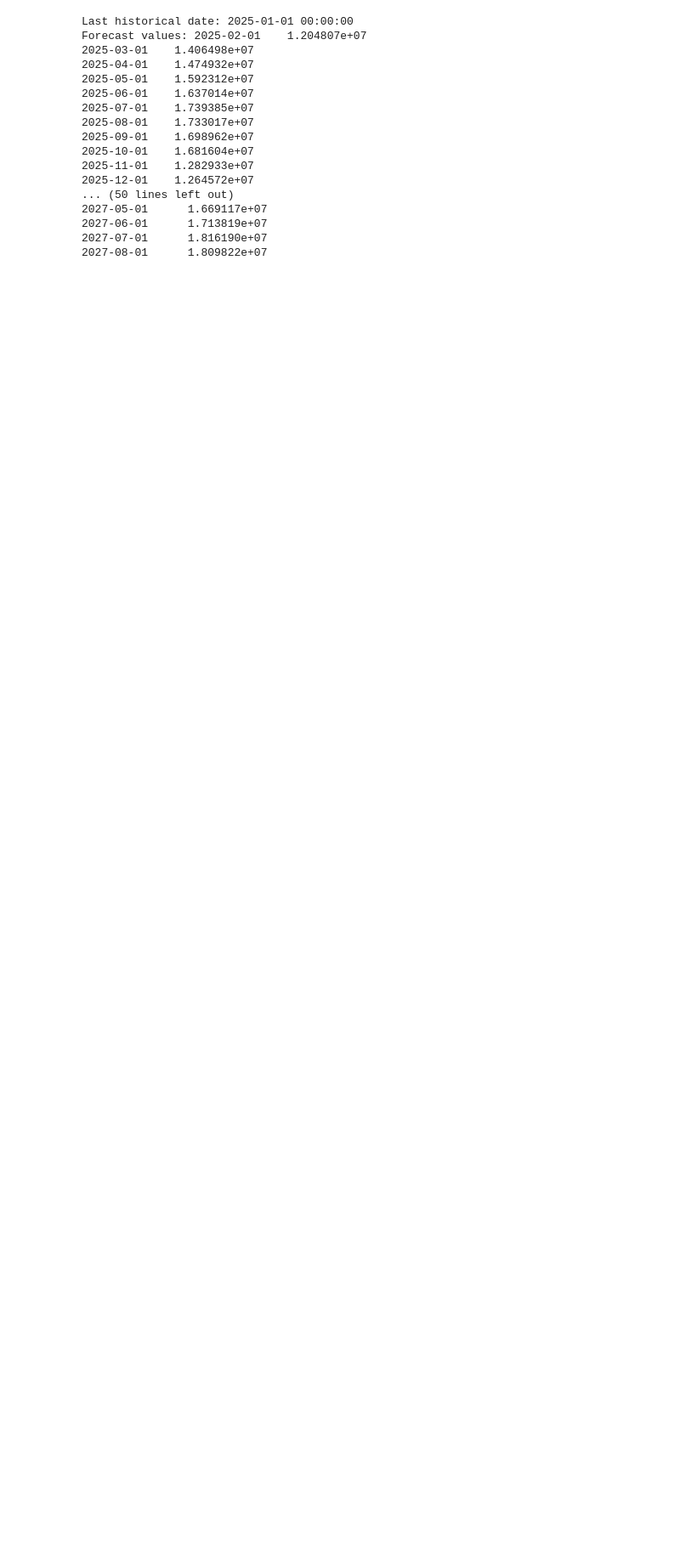
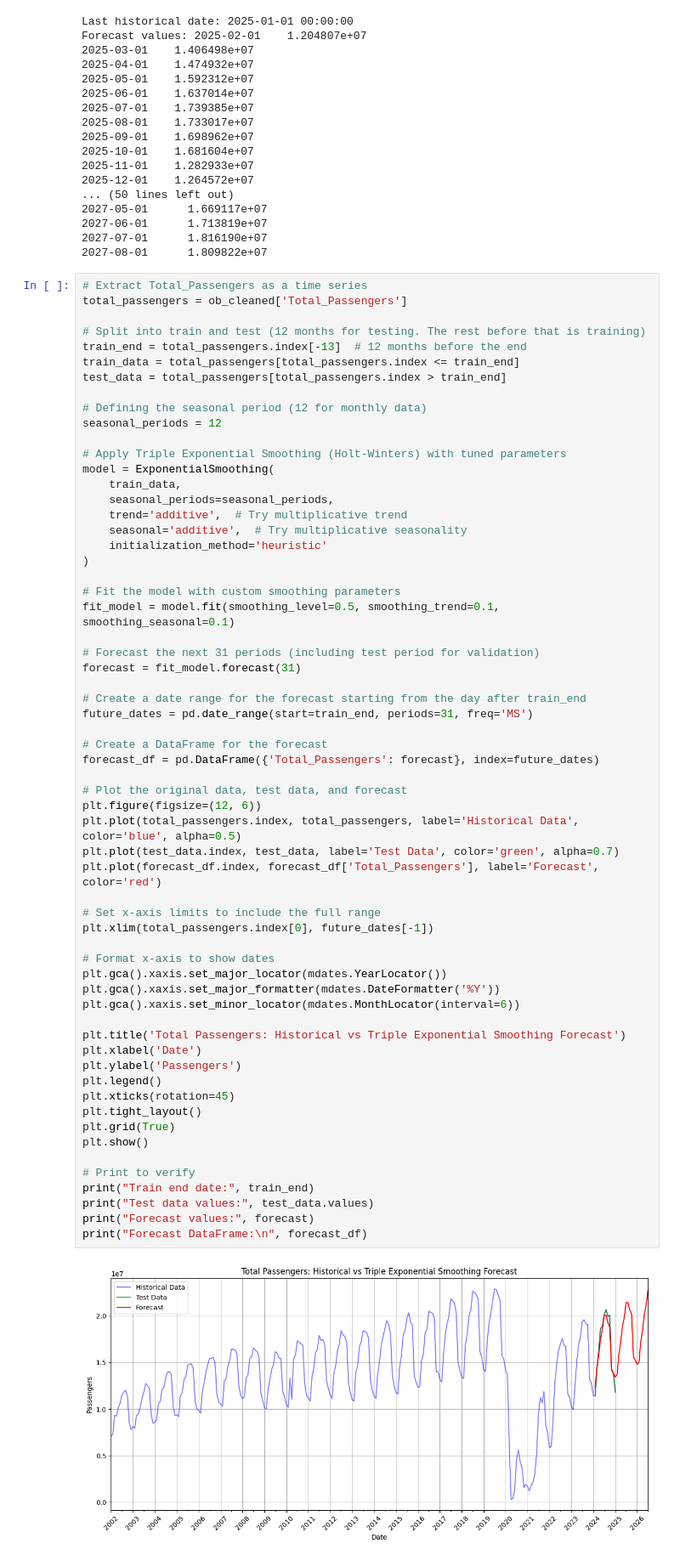
Before and after one commit to Hassan3924/Air-Passenger-Time-Series, a Jupyter notebook: airpassenger.ipynb, the cells around one changed output. Shown at 85% size. Saved outputs shown, nothing was run; the diff lists cells and outputs as text; blank space fills up the shorter version.

Commit message:
Final forecast

```diff
--- a/airpassenger.ipynb
+++ b/airpassenger.ipynb
@@ -814,3 +817,66 @@ Forecast values: 2025-02-01    1.204807e+07
 2027-06-01      1.713819e+07
 2027-07-01      1.816190e+07
 2027-08-01      1.809822e+07
+# %%
+# Extract Total_Passengers as a time series
+total_passengers = ob_cleaned['Total_Passengers']
+
+# Split into train and test (12 months for testing. The rest before that is training)
+train_end = total_passengers.index[-13]  # 12 months before the end
+train_data = total_passengers[total_passengers.index <= train_end]
+test_data = total_passengers[total_passengers.index > train_end]
+
+# Defining the seasonal period (12 for monthly data)
+seasonal_periods = 12
+
+# Apply Triple Exponential Smoothing (Holt-Winters) with tuned parameters
+model = ExponentialSmoothing(
+    train_data,
+    seasonal_periods=seasonal_periods,
+    trend='additive',  # Try multiplicative trend
+    seasonal='additive',  # Try multiplicative seasonality
+    initialization_method='heuristic'
+)
+
+# Fit the model with custom smoothing parameters
+fit_model = model.fit(smoothing_level=0.5, smoothing_trend=0.1, smoothing_seasonal=0.1)
+
+# Forecast the next 31 periods (including test period for validation)
+forecast = fit_model.forecast(31)
+
+# Create a date range for the forecast starting from the day after train_end
+future_dates = pd.date_range(start=train_end, periods=31, freq='MS')
+
+# Create a DataFrame for the forecast
+forecast_df = pd.DataFrame({'Total_Passengers': forecast}, index=future_dates)
+
+# Plot the original data, test data, and forecast
+plt.figure(figsize=(12, 6))
+plt.plot(total_passengers.index, total_passengers, label='Historical Data', color='blue', alpha=0.5)
+plt.plot(test_data.index, test_data, label='Test Data', color='green', alpha=0.7)
+plt.plot(forecast_df.index, forecast_df['Total_Passengers'], label='Forecast', color='red')
+
+# Set x-axis limits to include the full range
+plt.xlim(total_passengers.index[0], future_dates[-1])
+
+# Format x-axis to show dates
+plt.gca().xaxis.set_major_locator(mdates.YearLocator())
+plt.gca().xaxis.set_major_formatter(mdates.DateFormatter('%Y'))
+plt.gca().xaxis.set_minor_locator(mdates.MonthLocator(interval=6))
+
+plt.title('Total Passengers: Historical vs Triple Exponential Smoothing Forecast')
+plt.xlabel('Date')
+plt.ylabel('Passengers')
+plt.legend()
+plt.xticks(rotation=45)
+plt.tight_layout()
+plt.grid(True)
+plt.show()
+
+# Print to verify
+print("Train end date:", train_end)
+print("Test data values:", test_data.values)
+print("Forecast values:", forecast)
+print("Forecast DataFrame:\n", forecast_df)
+# %% [output]
+[figure, added]
```
Also changed, not shown: parts of 8 cells of this notebook, 1 other file.
